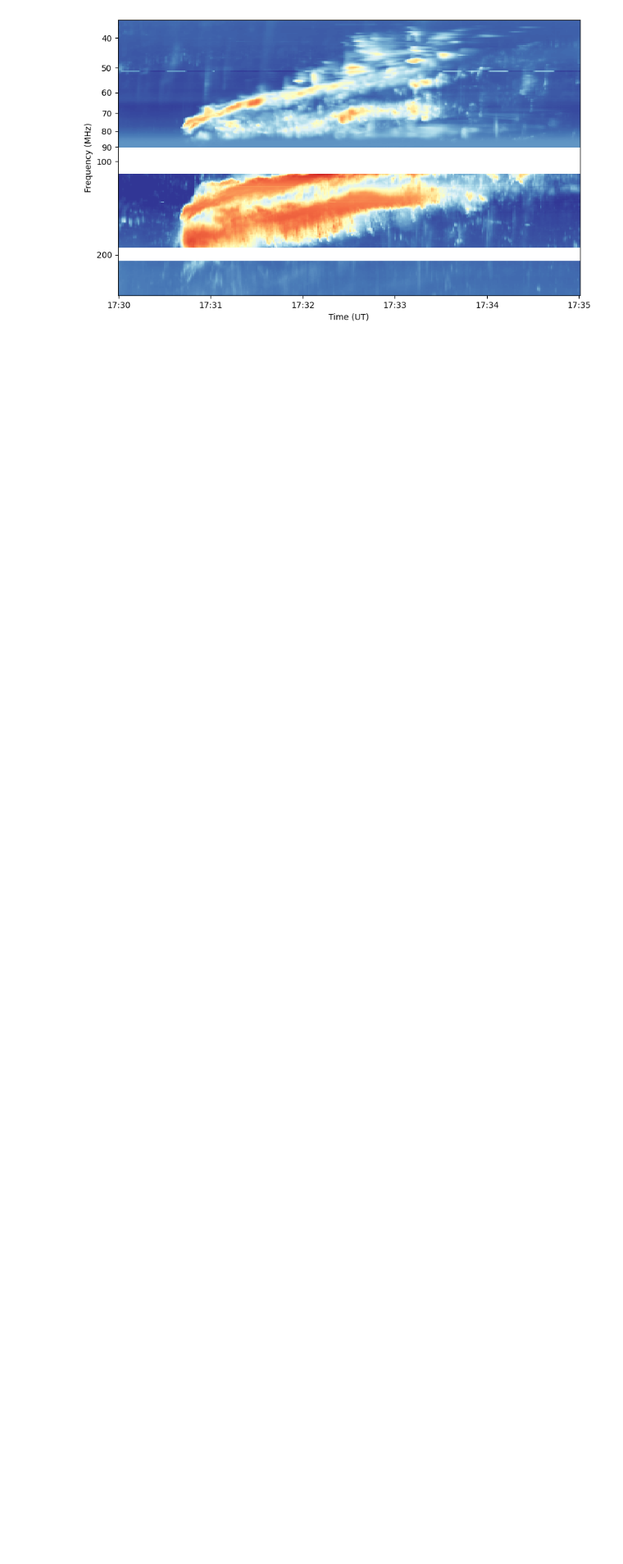
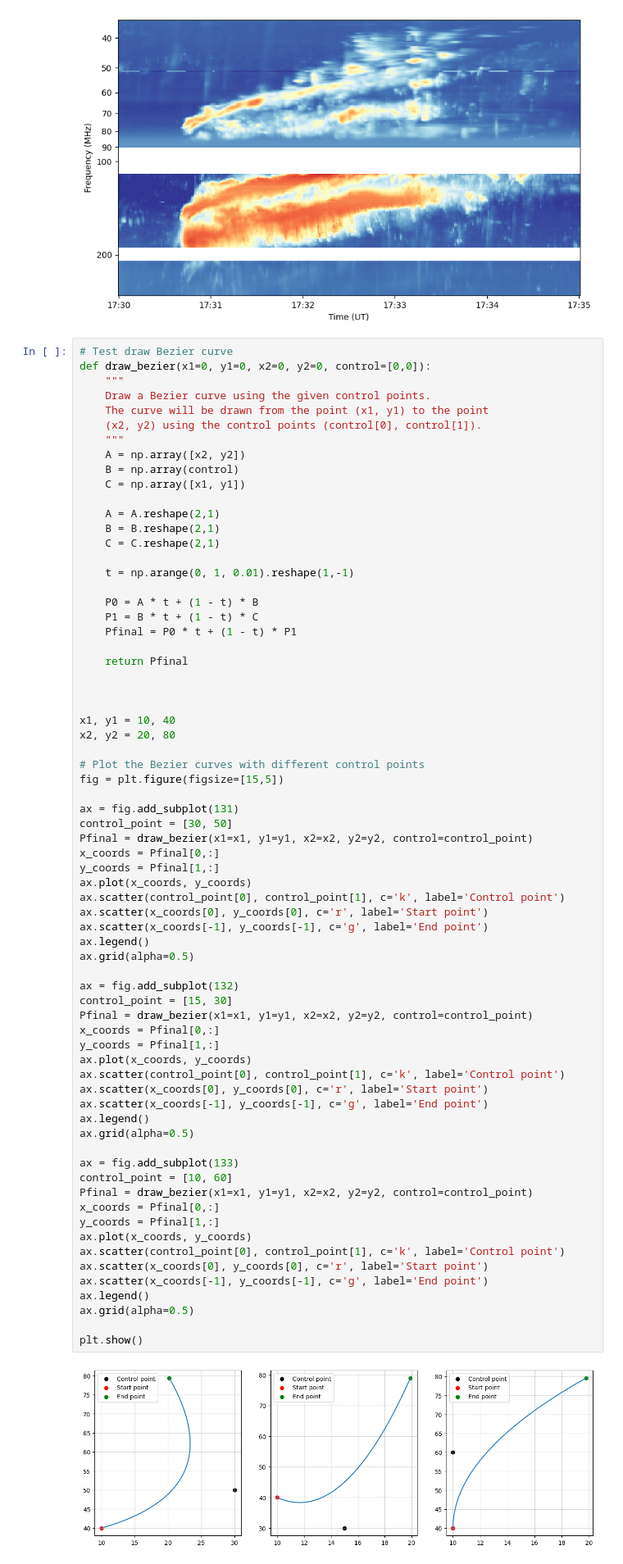
Before and after one commit to MohamedNedal/dias_work, a Jupyter notebook: plot_realita_spectra_from_singularity.ipynb, the cells around one changed output. Shown at 82% size. Saved outputs shown, nothing was run; the diff lists cells and outputs as text; blank space fills up the shorter version.

Commit message:
adding example showing how the control point changes the shape of the bezier curve

```diff
--- a/plot_realita_spectra_from_singularity.ipynb
+++ b/plot_realita_spectra_from_singularity.ipynb
@@ -545,3 +545,74 @@ ax.set_ylim(max(ax.get_ylim()[::-1]), 35)
 plt.show()
 # %% [output]
 [figure]
+# %%
+# Test draw Bezier curve
+def draw_bezier(x1=0, y1=0, x2=0, y2=0, control=[0,0]):
+    """
+    Draw a Bezier curve using the given control points.
+    The curve will be drawn from the point (x1, y1) to the point
+    (x2, y2) using the control points (control[0], control[1]).
+    """
+    A = np.array([x2, y2])
+    B = np.array(control)
+    C = np.array([x1, y1])
+
+    A = A.reshape(2,1)
+    B = B.reshape(2,1)
+    C = C.reshape(2,1)
+
+    t = np.arange(0, 1, 0.01).reshape(1,-1)
+
+    P0 = A * t + (1 - t) * B
+    P1 = B * t + (1 - t) * C
+    Pfinal = P0 * t + (1 - t) * P1
+
+    return Pfinal
+
+
+
+x1, y1 = 10, 40
+x2, y2 = 20, 80
+
+# Plot the Bezier curves with different control points
+fig = plt.figure(figsize=[15,5])
+
+ax = fig.add_subplot(131)
+control_point = [30, 50]
+Pfinal = draw_bezier(x1=x1, y1=y1, x2=x2, y2=y2, control=control_point)
+x_coords = Pfinal[0,:]
+y_coords = Pfinal[1,:]
+ax.plot(x_coords, y_coords)
+ax.scatter(control_point[0], control_point[1], c='k', label='Control point')
+ax.scatter(x_coords[0], y_coords[0], c='r', label='Start point')
+ax.scatter(x_coords[-1], y_coords[-1], c='g', label='End point')
+ax.legend()
+ax.grid(alpha=0.5)
+
+ax = fig.add_subplot(132)
+control_point = [15, 30]
+Pfinal = draw_bezier(x1=x1, y1=y1, x2=x2, y2=y2, control=control_point)
+x_coords = Pfinal[0,:]
+y_coords = Pfinal[1,:]
+ax.plot(x_coords, y_coords)
+ax.scatter(control_point[0], control_point[1], c='k', label='Control point')
+ax.scatter(x_coords[0], y_coords[0], c='r', label='Start point')
+ax.scatter(x_coords[-1], y_coords[-1], c='g', label='End point')
+ax.legend()
+ax.grid(alpha=0.5)
+
+ax = fig.add_subplot(133)
+control_point = [10, 60]
+Pfinal = draw_bezier(x1=x1, y1=y1, x2=x2, y2=y2, control=control_point)
+x_coords = Pfinal[0,:]
+y_coords = Pfinal[1,:]
+ax.plot(x_coords, y_coords)
+ax.scatter(control_point[0], control_point[1], c='k', label='Control point')
+ax.scatter(x_coords[0], y_coords[0], c='r', label='Start point')
+ax.scatter(x_coords[-1], y_coords[-1], c='g', label='End point')
+ax.legend()
+ax.grid(alpha=0.5)
+
+plt.show()
+# %% [output]
+[figure, added]
```
Also changed, not shown: parts of 1 cell of this notebook.
